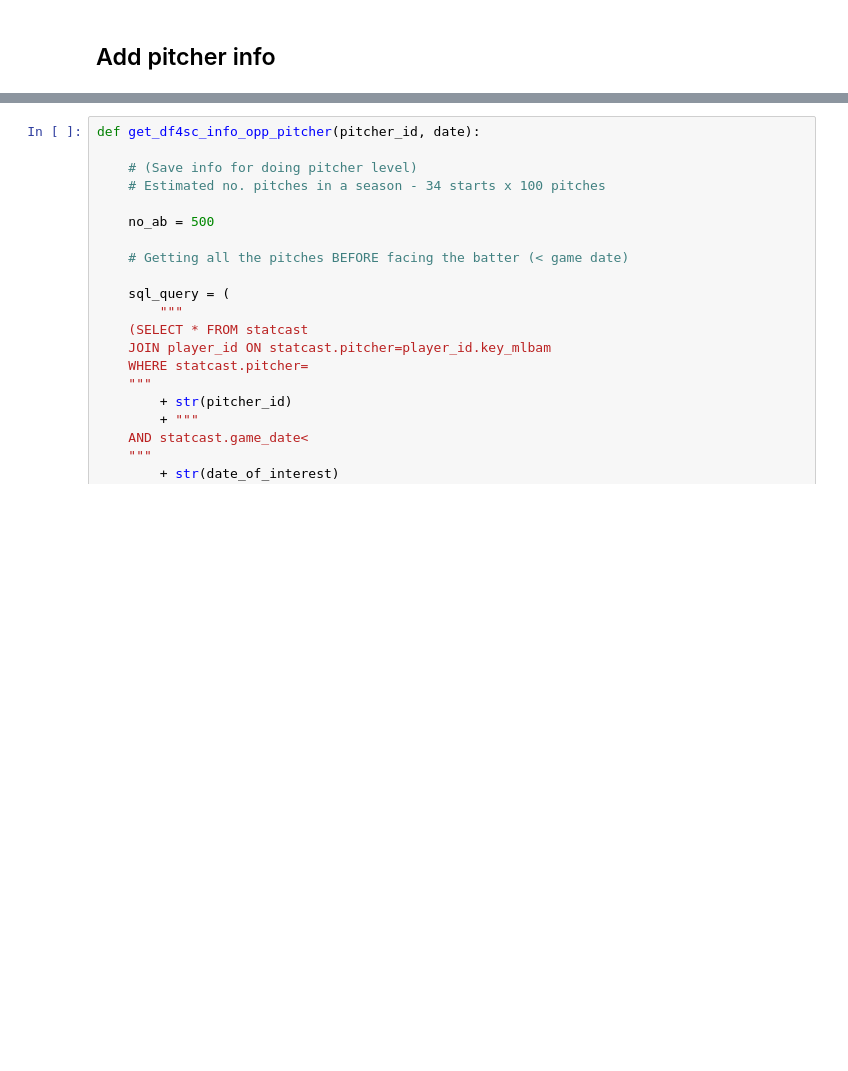
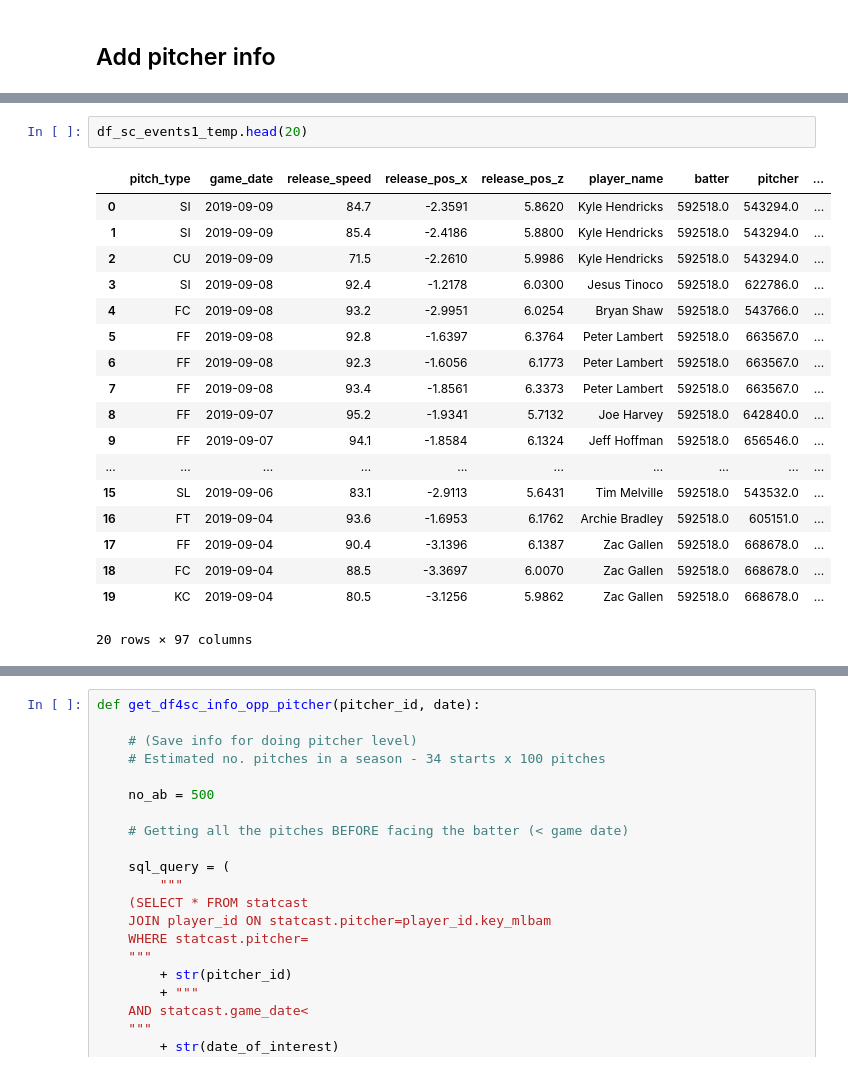
Before and after one commit to benslack19/baseball_player_selector, a Jupyter notebook: daily_fantasy_baseball_predictor_v1.ipynb, the cells around one changed output, grey strips where cells are left out. Drawn from its saved outputs; the diff is of its cells as text; blank space fills up the shorter version.

```diff
--- a/daily_fantasy_baseball_predictor_v1.ipynb
+++ b/daily_fantasy_baseball_predictor_v1.ipynb
@@ -1632,0 +1927,21 @@ df_sc_events1_temp.shape
+# %%
+df_sc_events1_temp.head(20)
+# %% [output]
+|  | pitch_type | game_date | release_speed | release_pos_x | release_pos_z | player_name | batter | pitcher | ... |
+| 0 | SI | 2019-09-09 | 84.7 | -2.3591 | 5.8620 | Kyle Hendricks | 592518.0 | 543294.0 | ... |
+| 1 | SI | 2019-09-09 | 85.4 | -2.4186 | 5.8800 | Kyle Hendricks | 592518.0 | 543294.0 | ... |
+| 2 | CU | 2019-09-09 | 71.5 | -2.2610 | 5.9986 | Kyle Hendricks | 592518.0 | 543294.0 | ... |
+| 3 | SI | 2019-09-08 | 92.4 | -1.2178 | 6.0300 | Jesus Tinoco | 592518.0 | 622786.0 | ... |
+| 4 | FC | 2019-09-08 | 93.2 | -2.9951 | 6.0254 | Bryan Shaw | 592518.0 | 543766.0 | ... |
+| 5 | FF | 2019-09-08 | 92.8 | -1.6397 | 6.3764 | Peter Lambert | 592518.0 | 663567.0 | ... |
+| 6 | FF | 2019-09-08 | 92.3 | -1.6056 | 6.1773 | Peter Lambert | 592518.0 | 663567.0 | ... |
+| 7 | FF | 2019-09-08 | 93.4 | -1.8561 | 6.3373 | Peter Lambert | 592518.0 | 663567.0 | ... |
+| 8 | FF | 2019-09-07 | 95.2 | -1.9341 | 5.7132 | Joe Harvey | 592518.0 | 642840.0 | ... |
+| 9 | FF | 2019-09-07 | 94.1 | -1.8584 | 6.1324 | Jeff Hoffman | 592518.0 | 656546.0 | ... |
+| ... | ... | ... | ... | ... | ... | ... | ... | ... | ... |
+| 15 | SL | 2019-09-06 | 83.1 | -2.9113 | 5.6431 | Tim Melville | 592518.0 | 543532.0 | ... |
+| 16 | FT | 2019-09-04 | 93.6 | -1.6953 | 6.1762 | Archie Bradley | 592518.0 | 605151.0 | ... |
+| 17 | FF | 2019-09-04 | 90.4 | -3.1396 | 6.1387 | Zac Gallen | 592518.0 | 668678.0 | ... |
+| 18 | FC | 2019-09-04 | 88.5 | -3.3697 | 6.0070 | Zac Gallen | 592518.0 | 668678.0 | ... |
+| 19 | KC | 2019-09-04 | 80.5 | -3.1256 | 5.9862 | Zac Gallen | 592518.0 | 668678.0 | ... |
+20 rows × 97 columns
```
Also changed, not shown: parts of 48 cells of this notebook, 2 other files.
